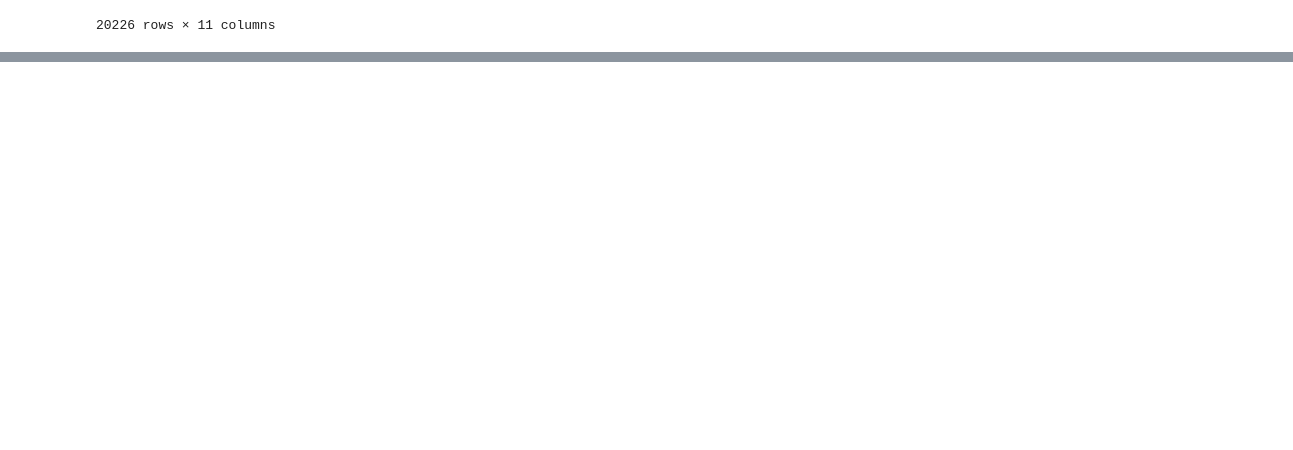
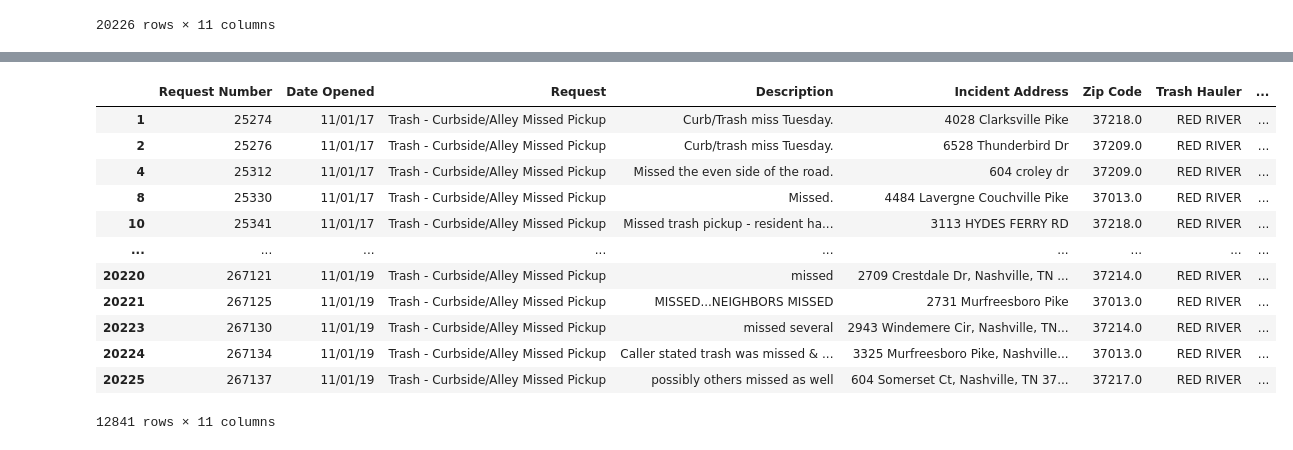
Before and after one commit to NewForce-Cohort-10-Data/trash-haulers-cache-me-outside, a Jupyter notebook: notebooks/trash_haulers.ipynb, the cells around one changed output, grey strips where cells are left out. Drawn from its saved outputs; the diff is of its cells as text; code cells hidden in the pictures; blank space fills up the shorter version.

```diff
--- a/notebooks/trash_haulers.ipynb
+++ b/notebooks/trash_haulers.ipynb
@@ -38,2 +22,0 @@ See the caveats in the documentation: https://pandas.pydata.org/pandas-docs/stab
-# %%
-hauler['Description'] = hauler['Description'].astype(str)
@@ -46,5 +22,0 @@ See the caveats in the documentation: https://pandas.pydata.org/pandas-docs/stab
-# %%
-missed_pickups = hauler.loc[
-    hauler['Complaint'].str.contains('miss', case=False, na=False) |
-    hauler['Description'].str.contains('miss', case=False, na=False)
-]
@@ -53,2 +22,0 @@ The str.contains function checks to see if 'miss' exists anywhere within Complai
-# %%
-missed_pickups = missed_pickups.dropna(subset=['Trash Hauler'])
@@ -177,0 +38,18 @@ repeated_addresses
+# %%
+red_river_missed = missed_pickups.loc[hauler['Trash Hauler'].notna() & hauler['Trash Hauler'].str.contains('RED RIVER')]
+# %%
+red_river_missed
+# %% [output]
+|  | Request Number | Date Opened | Request | Description | Incident Address | Zip Code | Trash Hauler | ... |
+| 1 | 25274 | 11/01/17 | Trash - Curbside/Alley Missed Pickup | Curb/Trash miss Tuesday. | 4028 Clarksville Pike | 37218.0 | RED RIVER | ... |
+| 2 | 25276 | 11/01/17 | Trash - Curbside/Alley Missed Pickup | Curb/trash miss Tuesday. | 6528 Thunderbird Dr | 37209.0 | RED RIVER | ... |
+| 4 | 25312 | 11/01/17 | Trash - Curbside/Alley Missed Pickup | Missed the even side of the road. | 604 croley dr | 37209.0 | RED RIVER | ... |
+| 8 | 25330 | 11/01/17 | Trash - Curbside/Alley Missed Pickup | Missed. | 4484 Lavergne Couchville Pike | 37013.0 | RED RIVER | ... |
+| 10 | 25341 | 11/01/17 | Trash - Curbside/Alley Missed Pickup | Missed trash pickup - resident ha... | 3113 HYDES FERRY RD | 37218.0 | RED RIVER | ... |
+| ... | ... | ... | ... | ... | ... | ... | ... | ... |
+| 20220 | 267121 | 11/01/19 | Trash - Curbside/Alley Missed Pickup | missed | 2709 Crestdale Dr, Nashville, TN ... | 37214.0 | RED RIVER | ... |
+| 20221 | 267125 | 11/01/19 | Trash - Curbside/Alley Missed Pickup | MISSED...NEIGHBORS MISSED | 2731 Murfreesboro Pike | 37013.0 | RED RIVER | ... |
+| 20223 | 267130 | 11/01/19 | Trash - Curbside/Alley Missed Pickup | missed several | 2943 Windemere Cir, Nashville, TN... | 37214.0 | RED RIVER | ... |
+| 20224 | 267134 | 11/01/19 | Trash - Curbside/Alley Missed Pickup | Caller stated trash was missed & ... | 3325 Murfreesboro Pike, Nashville... | 37013.0 | RED RIVER | ... |
+| 20225 | 267137 | 11/01/19 | Trash - Curbside/Alley Missed Pickup | possibly others missed as well | 604 Somerset Ct, Nashville, TN 37... | 37217.0 | RED RIVER | ... |
+12841 rows × 11 columns
```
Also changed, not shown: parts of 45 cells of this notebook, 2 other files.
